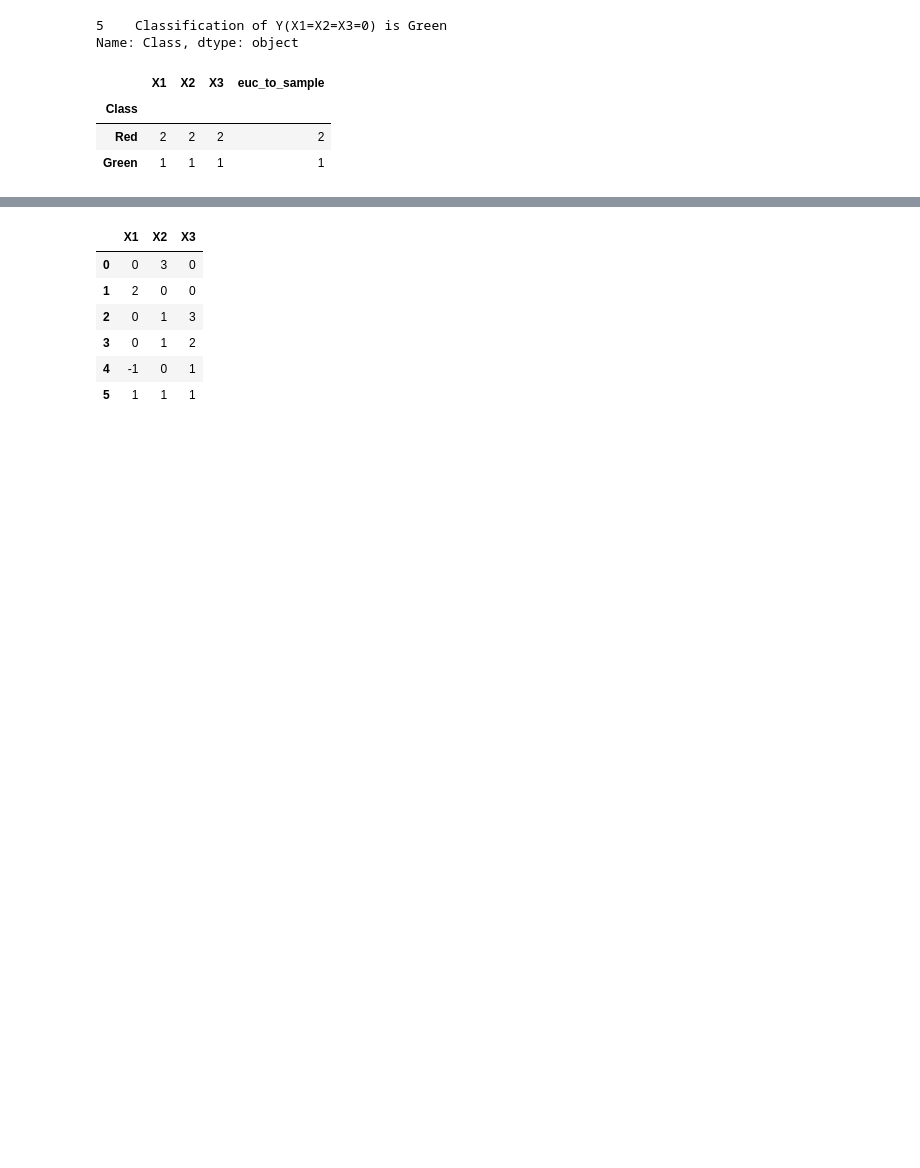
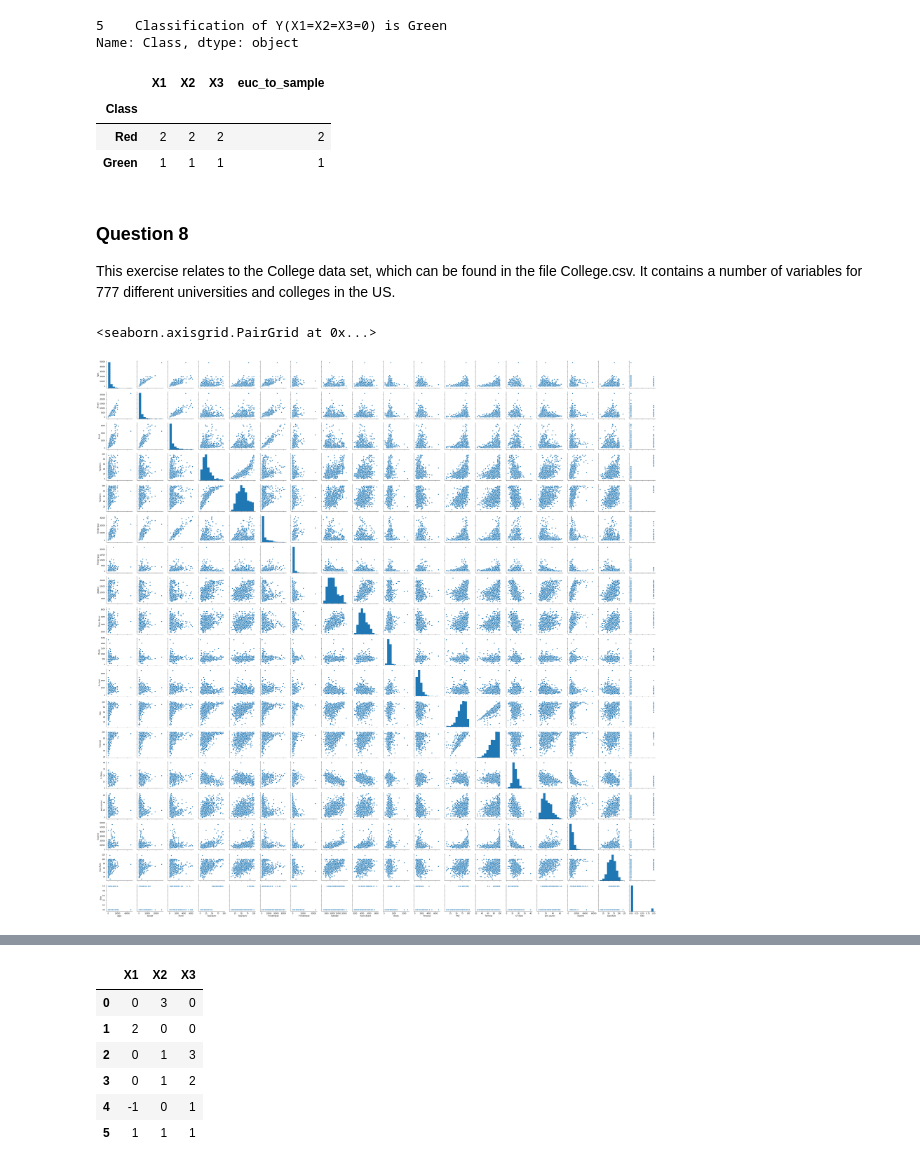
Before and after one commit to kevvo83/Introduction-to-Statistical-Learning, a Jupyter notebook: ISLR Chapter 2 Statistical Learning, Exercises.ipynb, the cells around one changed output, grey strips where cells are left out. Saved outputs shown, nothing was run; the diff lists cells and outputs as text; code cells hidden in the pictures; blank space fills up the shorter version.

Commit message:
More work done on Chapter2 exercises

```diff
--- a/ISLR Chapter 2 Statistical Learning, Exercises.ipynb
+++ b/ISLR Chapter 2 Statistical Learning, Exercises.ipynb
@@ -160,3 +169,31 @@ Name: Class, dtype: object
 | Class |  |  |  |  |
 | Red | 2 | 2 | 2 | 2 |
 | Green | 1 | 1 | 1 | 1 |
+# %% [markdown]
+### Question 8
+
+This exercise relates to the College data set, which can be found in the file College.csv. It contains a number of variables for 777 different universities and colleges in the US.
+# %%
+# Question 8 Data Preparation
+
+college = pd.read_csv('data/college.csv').reset_index()
+
+newcolnames = np.append(['University'], college.columns[1:])
+college.columns = newcolnames
+
+def determineEliteStatus(top10perc):
+    if (top10perc > 50):
+        return 1
+    else:
+        return 0
+
+college['Elite'] = college.apply(lambda row: determineEliteStatus(row['Top10perc']), axis=1)
+# %%
+# Question 8 Visualizations
+
+# Use the pairs() function to produce a scatterplot matrix of the first ten columns or variables of the data.
+# Recall that you can reference the first ten columns of a matrix A using A[,1:10].
+sns.pairplot(college.iloc[:, :])
+# %% [output]
+<seaborn.axisgrid.PairGrid at 0x...>
+[figure, added]
```
Also changed, not shown: parts of 6 cells of this notebook.
